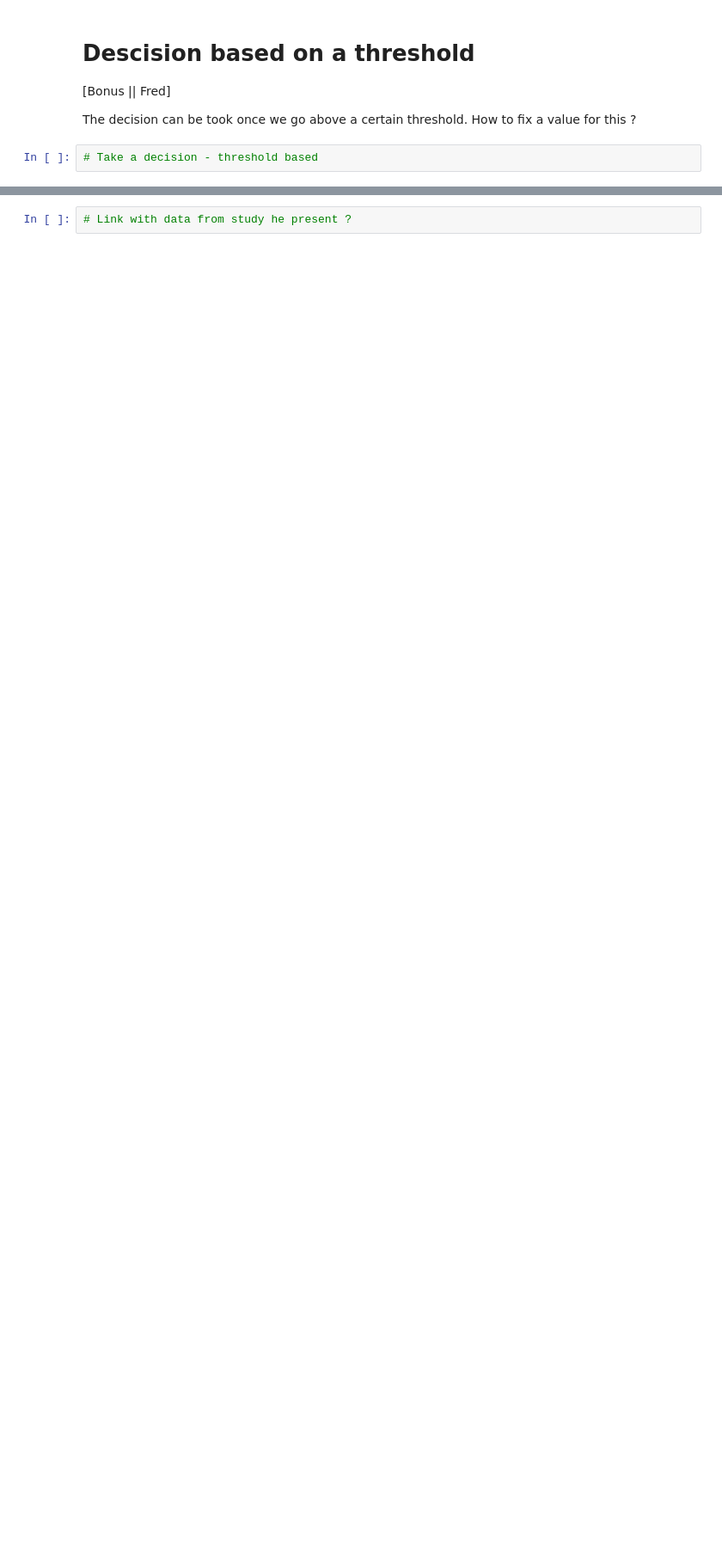
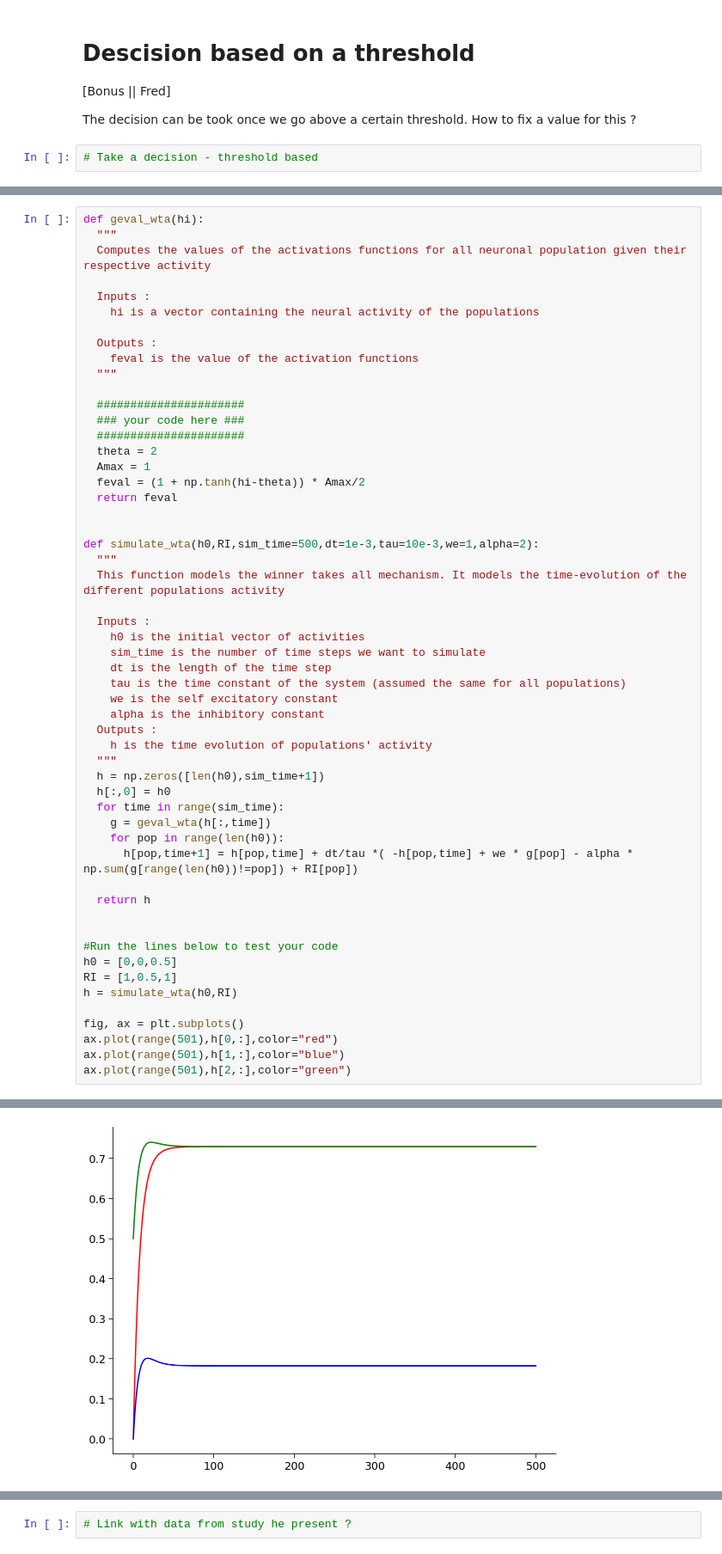
Before and after one commit to fblondiaux/LGBIO2072-2020, a Jupyter notebook: LGBIO2072_TP3.ipynb, the cells around one changed output, grey strips where cells are left out. Shown at 86% size. Saved outputs shown, nothing was run; the diff lists cells and outputs as text; blank space fills up the shorter version.

```diff
--- a/LGBIO2072_TP3.ipynb
+++ b/LGBIO2072_TP3.ipynb
@@ -215,0 +273,55 @@ Can you reproduce this figure ?
+# %%
+def geval_wta(hi):
+  """
+  Computes the values of the activations functions for all neuronal population given their respective activity
+
+  Inputs :
+    hi is a vector containing the neural activity of the populations
+
+  Outputs :
+    feval is the value of the activation functions
+  """
+
+  ######################
+  ### your code here ###
+  ######################
+  theta = 2
+  Amax = 1
+  feval = (1 + np.tanh(hi-theta)) * Amax/2
+  return feval
+
+
+def simulate_wta(h0,RI,sim_time=500,dt=1e-3,tau=10e-3,we=1,alpha=2):
+  """
+  This function models the winner takes all mechanism. It models the time-evolution of the different populations activity
+
+  Inputs :
+    h0 is the initial vector of activities
+    sim_time is the number of time steps we want to simulate
+    dt is the length of the time step
+    tau is the time constant of the system (assumed the same for all populations)
+    we is the self excitatory constant
+    alpha is the inhibitory constant
+  Outputs :
+    h is the time evolution of populations' activity
+  """
+  h = np.zeros([len(h0),sim_time+1])
+  h[:,0] = h0
+  for time in range(sim_time):
+    g = geval_wta(h[:,time])
+    for pop in range(len(h0)):
+      h[pop,time+1] = h[pop,time] + dt/tau *( -h[pop,time] + we * g[pop] - alpha * np.sum(g[range(len(h0))!=pop]) + RI[pop])
+
+  return h
+
+
+#Run the lines below to test your code
+h0 = [0,0,0.5]
+RI = [1,0.5,1]
+h = simulate_wta(h0,RI)
+
+fig, ax = plt.subplots()
+ax.plot(range(501),h[0,:],color="red")
+ax.plot(range(501),h[1,:],color="blue")
+ax.plot(range(501),h[2,:],color="green")
+# %% [output]
@@ -215,0 +329 @@ Can you reproduce this figure ?
+[figure, added]
```
Also changed, not shown: parts of 14 cells of this notebook.
